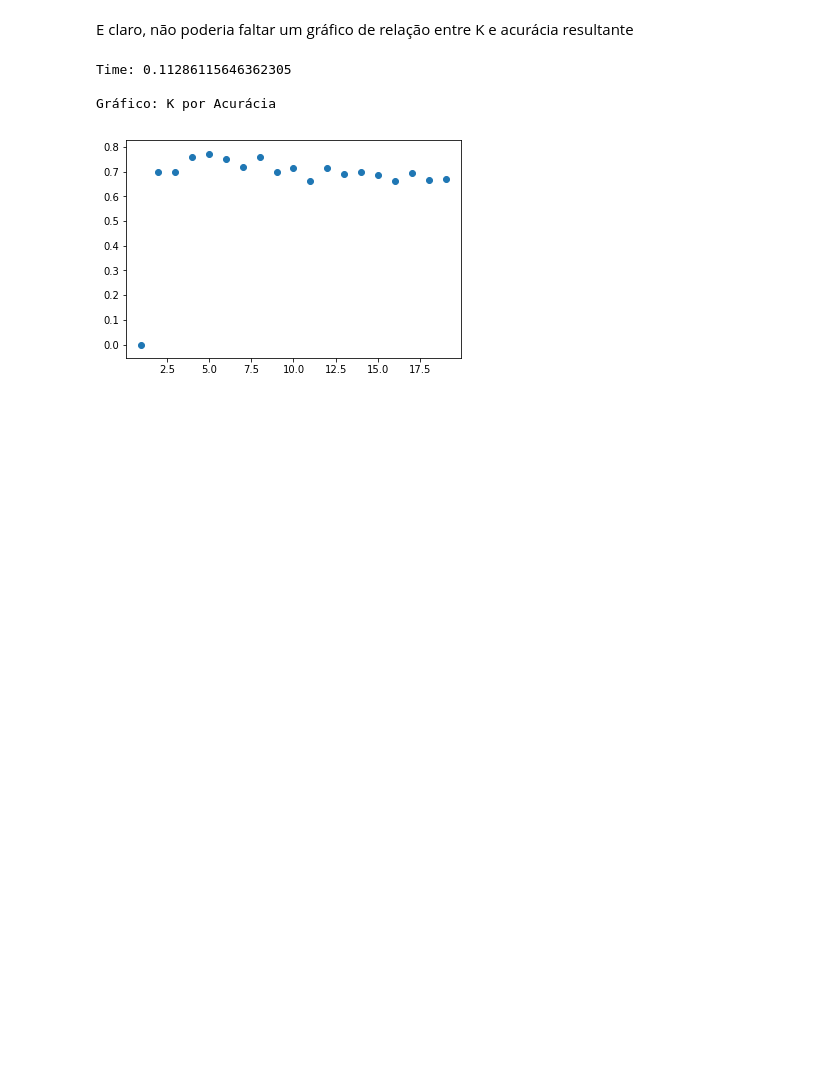
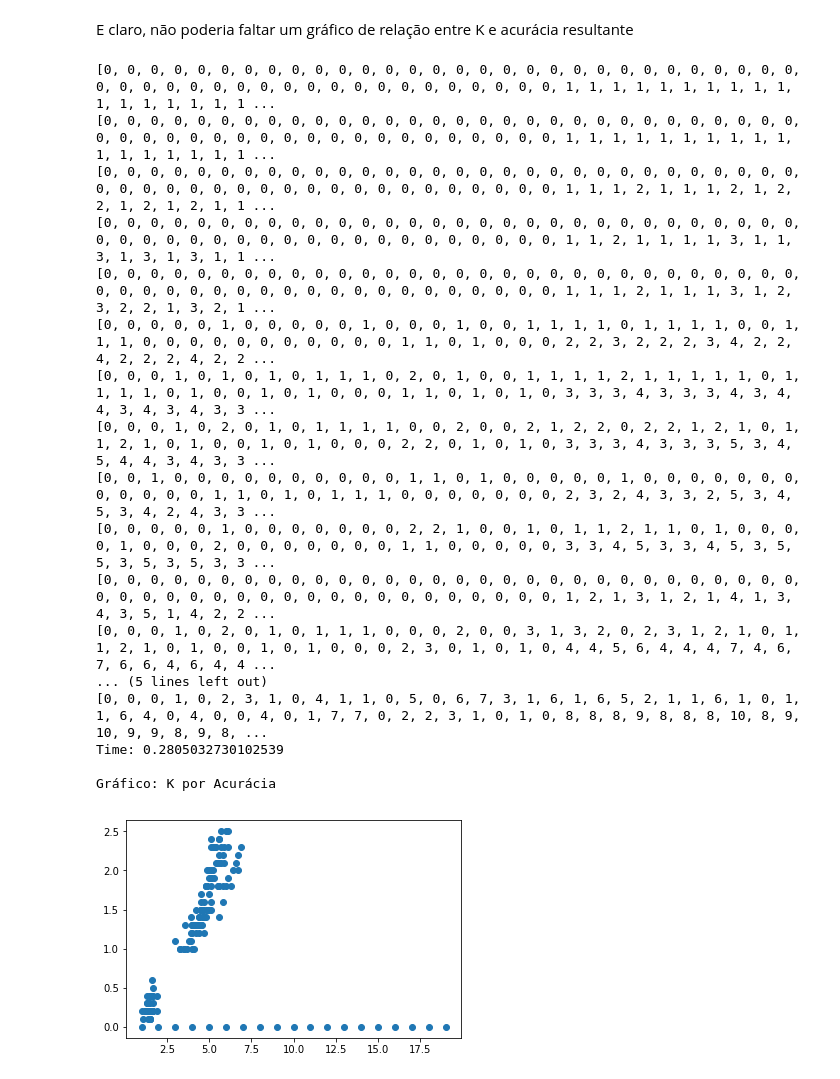
Before and after one commit to GrayJack/Bisect-K-Means, a Jupyter notebook: src/K-means-eric.ipynb, the cells around one changed output. Cells and saved outputs as stored; diff of their text form; code cells hidden in the pictures; blank space fills up the shorter version.

```diff
--- a/src/K-means-eric.ipynb
+++ b/src/K-means-eric.ipynb
@@ -147,26 +174,38 @@ def updateCentroids(positions, labels, k):
 # %%
-def kmeans(list_x, list_y, k=1, iter_times=50, distFunction=euclidianDistance):
-    positions = list(zip(list_x, list_y))
-    curr_centroids = generateCentroids(list_x, list_y, k)
-    old_centroids = generateCentroids(list_x, list_y, k)
-    distances = calculateAllDistances(positions, curr_centroids, distFunction)
-    labels = giveOwnership(distances)
+# def kmeans(list_x, list_y, k, distFunction, iter_times=50):
+#     positions = list(zip(list_x, list_y))
+#     curr_centroids = generateCentroids(list_x, list_y, k)
+#     old_centroids = generateCentroids(list_x, list_y, k)
+#     distances = calculateAllDistances(positions, curr_centroids, distFunction)
+#     labels = giveOwnership(distances)
 
+#     itter = 0
+#     while goCondition(old_centroids, curr_centroids, itter, iter_times):
+#         old_centroids = curr_centroids
+#         curr_centroids = updateCentroids(positions, labels, k)
+#         new_distances = calculateAllDistances(positions, curr_centroids, distFunction)
+#         labels = giveOwnership(new_distances)
+
+#         itter += 1
+
+#     return labels, curr_centroids
+
+def kmeans(S, k, dist_func):
+    curr_centroids = [tuple(s) for s in rd.sample(S, k)]
+    old_centroids  = [tuple(s) for s in rd.sample(S, k)]
     itter = 0
-    while goCondition(old_centroids, curr_centroids, itter, iter_times):
+
+    while goCondition(old_centroids, curr_centroids, itter):
         old_centroids = curr_centroids
-        curr_centroids = updateCentroids(positions, labels, k)
-        new_distances = calculateAllDistances(positions, curr_centroids, distFunction)
-        labels = giveOwnership(new_distances)
-
+        curr_centroids,predicted = defineNewCentroids(S, old_centroids, dist_func)
         itter += 1
 
-    return labels, curr_centroids
+    return predicted,old_centroids
 # %% [markdown]
 Agora, para um máximo de iterações interna do _k-means_ igual a 15 e para um _k_ entre 1 e 30 e então armazenamos o melhor resultado dessa rodada e "plotamos".
 # %%
 MAX_ITER = 15
-document = zip(data.petal_length, data.petal_width)
+document = list(zip(data.petal_length, data.petal_width))
 
 best_accuracy = -1
 best_centr = None
@@ -176,7 +215,7 @@ best_k = 0
 
 inicio = time()
 for K in range(1, 30):
-    y_pred, centroids = kmeans(data.petal_length, data.petal_width, k=K, iter_times=MAX_ITER, distFunction=euclidianDistance)
+    y_pred, centroids = kmeans(document, K, euclidianDistance)
 
 #     accuracy = metrics.adjusted_rand_score(y_true, y_pred)
     try:
@@ -203,27 +242,41 @@ Tempo: 0.21666574478149414
 # %% [markdown]
 E claro, não poderia faltar um gráfico de relação entre K e acurácia resultante
 # %%
-document = []
+document = list(zip(data.petal_length, data.petal_width))
 
 inicio = time()
 for K in range(1, 20):
-    y_pred, _ = kmeans(data.petal_length, data.petal_width, k=K, iter_times=MAX_ITER, distFunction=euclidianDistance)
+    y_pred, _ = kmeans(document, K, euclidianDistance)
 
 #     accuracy = metrics.adjusted_rand_score(y_true, y_pred)
     try:
         accuracy = metrics.v_measure_score(y_true, y_pred)
     except:
         print(y_pred)
 
     document.append((K, accuracy))
 
 final = time()
 
 plotter2(document)
 
 print(f"Time: {final-inicio}\n\nGráfico: K por Acurácia")
 # %% [output]
-Time: 0.11286115646362305
+[0, 0, 0, 0, 0, 0, 0, 0, 0, 0, 0, 0, 0, 0, 0, 0, 0, 0, 0, 0, 0, 0, 0, 0, 0, 0, 0, 0, 0, 0, 0, 0, 0, 0, 0, 0, 0, 0, 0, 0, 0, 0, 0, 0, 0, 0, 0, 0, 0, 0, 1, 1, 1, 1, 1, 1, 1, 1, 1, 1, 1, 1, 1, 1, 1, 1, 1 ...
+[0, 0, 0, 0, 0, 0, 0, 0, 0, 0, 0, 0, 0, 0, 0, 0, 0, 0, 0, 0, 0, 0, 0, 0, 0, 0, 0, 0, 0, 0, 0, 0, 0, 0, 0, 0, 0, 0, 0, 0, 0, 0, 0, 0, 0, 0, 0, 0, 0, 0, 1, 1, 1, 1, 1, 1, 1, 1, 1, 1, 1, 1, 1, 1, 1, 1, 1 ...
+[0, 0, 0, 0, 0, 0, 0, 0, 0, 0, 0, 0, 0, 0, 0, 0, 0, 0, 0, 0, 0, 0, 0, 0, 0, 0, 0, 0, 0, 0, 0, 0, 0, 0, 0, 0, 0, 0, 0, 0, 0, 0, 0, 0, 0, 0, 0, 0, 0, 0, 1, 1, 1, 2, 1, 1, 1, 2, 1, 2, 2, 1, 2, 1, 2, 1, 1 ...
+[0, 0, 0, 0, 0, 0, 0, 0, 0, 0, 0, 0, 0, 0, 0, 0, 0, 0, 0, 0, 0, 0, 0, 0, 0, 0, 0, 0, 0, 0, 0, 0, 0, 0, 0, 0, 0, 0, 0, 0, 0, 0, 0, 0, 0, 0, 0, 0, 0, 0, 1, 1, 2, 1, 1, 1, 1, 3, 1, 1, 3, 1, 3, 1, 3, 1, 1 ...
+[0, 0, 0, 0, 0, 0, 0, 0, 0, 0, 0, 0, 0, 0, 0, 0, 0, 0, 0, 0, 0, 0, 0, 0, 0, 0, 0, 0, 0, 0, 0, 0, 0, 0, 0, 0, 0, 0, 0, 0, 0, 0, 0, 0, 0, 0, 0, 0, 0, 0, 1, 1, 1, 2, 1, 1, 1, 3, 1, 2, 3, 2, 2, 1, 3, 2, 1 ...
+[0, 0, 0, 0, 0, 1, 0, 0, 0, 0, 0, 1, 0, 0, 0, 1, 0, 0, 1, 1, 1, 1, 0, 1, 1, 1, 1, 0, 0, 1, 1, 1, 0, 0, 0, 0, 0, 0, 0, 0, 0, 0, 0, 1, 1, 0, 1, 0, 0, 0, 2, 2, 3, 2, 2, 2, 3, 4, 2, 2, 4, 2, 2, 2, 4, 2, 2 ...
+[0, 0, 0, 1, 0, 1, 0, 1, 0, 1, 1, 1, 0, 2, 0, 1, 0, 0, 1, 1, 1, 1, 2, 1, 1, 1, 1, 1, 0, 1, 1, 1, 1, 0, 1, 0, 0, 1, 0, 1, 0, 0, 0, 1, 1, 0, 1, 0, 1, 0, 3, 3, 3, 4, 3, 3, 3, 4, 3, 4, 4, 3, 4, 3, 4, 3, 3 ...
+[0, 0, 0, 1, 0, 2, 0, 1, 0, 1, 1, 1, 1, 0, 0, 2, 0, 0, 2, 1, 2, 2, 0, 2, 2, 1, 2, 1, 0, 1, 1, 2, 1, 0, 1, 0, 0, 1, 0, 1, 0, 0, 0, 2, 2, 0, 1, 0, 1, 0, 3, 3, 3, 4, 3, 3, 3, 5, 3, 4, 5, 4, 4, 3, 4, 3, 3 ...
+[0, 0, 1, 0, 0, 0, 0, 0, 0, 0, 0, 0, 0, 1, 1, 0, 1, 0, 0, 0, 0, 0, 1, 0, 0, 0, 0, 0, 0, 0, 0, 0, 0, 0, 0, 1, 1, 0, 1, 0, 1, 1, 1, 0, 0, 0, 0, 0, 0, 0, 2, 3, 2, 4, 3, 3, 2, 5, 3, 4, 5, 3, 4, 2, 4, 3, 3 ...
+[0, 0, 0, 0, 0, 1, 0, 0, 0, 0, 0, 0, 0, 2, 2, 1, 0, 0, 1, 0, 1, 1, 2, 1, 1, 0, 1, 0, 0, 0, 0, 1, 0, 0, 0, 2, 0, 0, 0, 0, 0, 0, 0, 1, 1, 0, 0, 0, 0, 0, 3, 3, 4, 5, 3, 3, 4, 5, 3, 5, 5, 3, 5, 3, 5, 3, 3 ...
+[0, 0, 0, 0, 0, 0, 0, 0, 0, 0, 0, 0, 0, 0, 0, 0, 0, 0, 0, 0, 0, 0, 0, 0, 0, 0, 0, 0, 0, 0, 0, 0, 0, 0, 0, 0, 0, 0, 0, 0, 0, 0, 0, 0, 0, 0, 0, 0, 0, 0, 1, 2, 1, 3, 1, 2, 1, 4, 1, 3, 4, 3, 5, 1, 4, 2, 2 ...
+[0, 0, 0, 1, 0, 2, 0, 1, 0, 1, 1, 1, 0, 0, 0, 2, 0, 0, 3, 1, 3, 2, 0, 2, 3, 1, 2, 1, 0, 1, 1, 2, 1, 0, 1, 0, 0, 1, 0, 1, 0, 0, 0, 2, 3, 0, 1, 0, 1, 0, 4, 4, 5, 6, 4, 4, 4, 7, 4, 6, 7, 6, 6, 4, 6, 4, 4 ...
+... (5 lines left out)
+[0, 0, 0, 1, 0, 2, 3, 1, 0, 4, 1, 1, 0, 5, 0, 6, 7, 3, 1, 6, 1, 6, 5, 2, 1, 1, 6, 1, 0, 1, 1, 6, 4, 0, 4, 0, 0, 4, 0, 1, 7, 7, 0, 2, 2, 3, 1, 0, 1, 0, 8, 8, 8, 9, 8, 8, 8, 10, 8, 9, 10, 9, 9, 8, 9, 8, ...
+Time: 0.2805032730102539
 
 Gráfico: K por Acurácia
-[figure, old version]
+[figure, new version]
```
Also changed, not shown: parts of 11 cells of this notebook.
